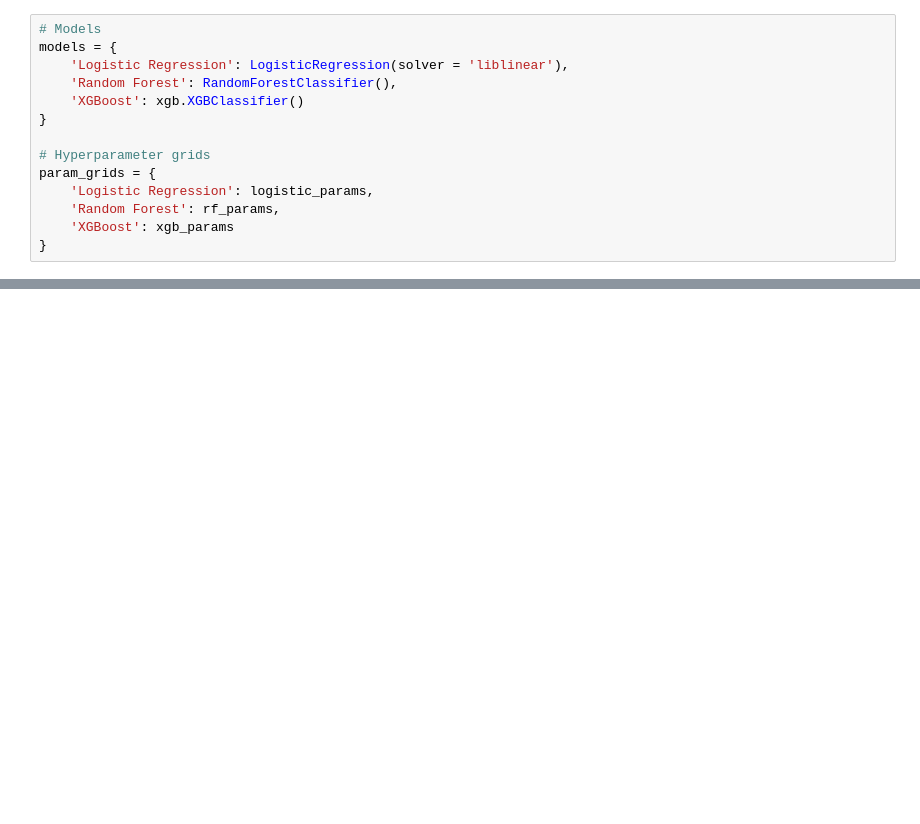
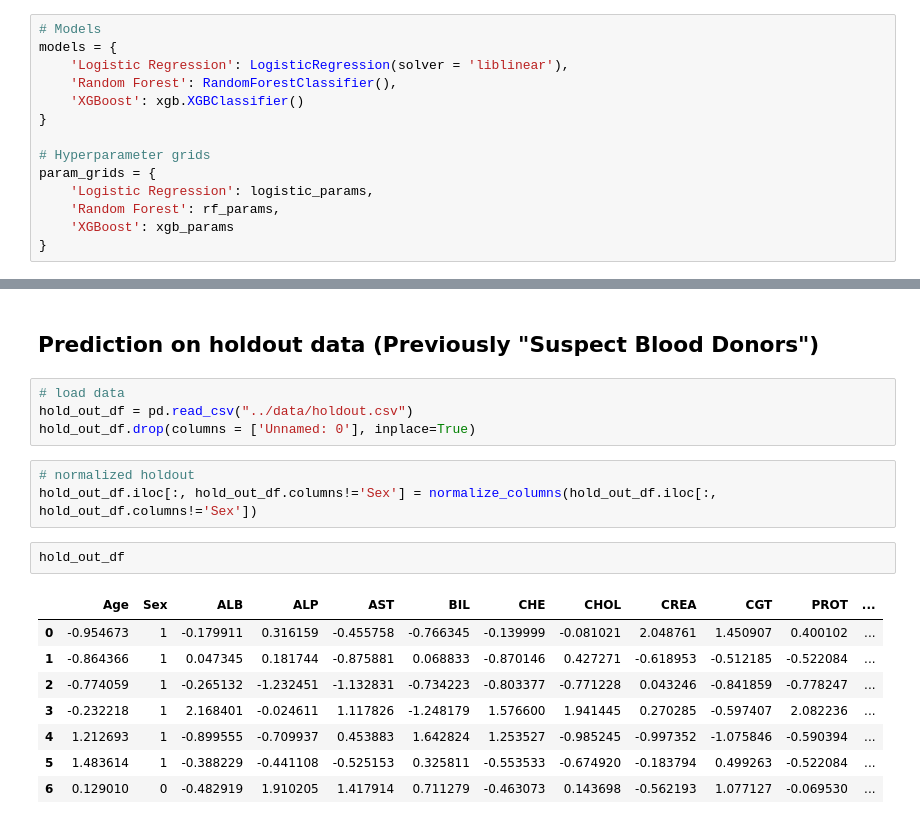
Before and after one commit to Cyngua/HCV-Data-Dashboard, a Jupyter notebook: src/model_training.ipynb, the cells around one changed output, grey strips where cells are left out. Cells and saved outputs as stored; diff of their text form; blank space fills up the shorter version.

Commit message:
add holdout data

```diff
--- a/src/model_training.ipynb
+++ b/src/model_training.ipynb
@@ -315,0 +318,20 @@ plt.savefig("../figures/roc_curves.jpg")
+# %% [markdown]
+## Prediction on holdout data (Previously "Suspect Blood Donors")
+# %%
+# load data
+hold_out_df = pd.read_csv("../data/holdout.csv")
+hold_out_df.drop(columns = ['Unnamed: 0'], inplace=True)
+# %%
+# normalized holdout
+hold_out_df.iloc[:, hold_out_df.columns!='Sex'] = normalize_columns(hold_out_df.iloc[:, hold_out_df.columns!='Sex'])
+# %%
+hold_out_df
+# %% [output]
+|  | Age | Sex | ALB | ALP | AST | BIL | CHE | CHOL | CREA | CGT | PROT | ... |
+| 0 | -0.954673 | 1 | -0.179911 | 0.316159 | -0.455758 | -0.766345 | -0.139999 | -0.081021 | 2.048761 | 1.450907 | 0.400102 | ... |
+| 1 | -0.864366 | 1 | 0.047345 | 0.181744 | -0.875881 | 0.068833 | -0.870146 | 0.427271 | -0.618953 | -0.512185 | -0.522084 | ... |
+| 2 | -0.774059 | 1 | -0.265132 | -1.232451 | -1.132831 | -0.734223 | -0.803377 | -0.771228 | 0.043246 | -0.841859 | -0.778247 | ... |
+| 3 | -0.232218 | 1 | 2.168401 | -0.024611 | 1.117826 | -1.248179 | 1.576600 | 1.941445 | 0.270285 | -0.597407 | 2.082236 | ... |
+| 4 | 1.212693 | 1 | -0.899555 | -0.709937 | 0.453883 | 1.642824 | 1.253527 | -0.985245 | -0.997352 | -1.075846 | -0.590394 | ... |
+| 5 | 1.483614 | 1 | -0.388229 | -0.441108 | -0.525153 | 0.325811 | -0.553533 | -0.674920 | -0.183794 | 0.499263 | -0.522084 | ... |
+| 6 | 0.129010 | 0 | -0.482919 | 1.910205 | 1.417914 | 0.711279 | -0.463073 | 0.143698 | -0.562193 | 1.077127 | -0.069530 | ... |
```
Also changed, not shown: parts of 19 cells of this notebook, 1 other file.
